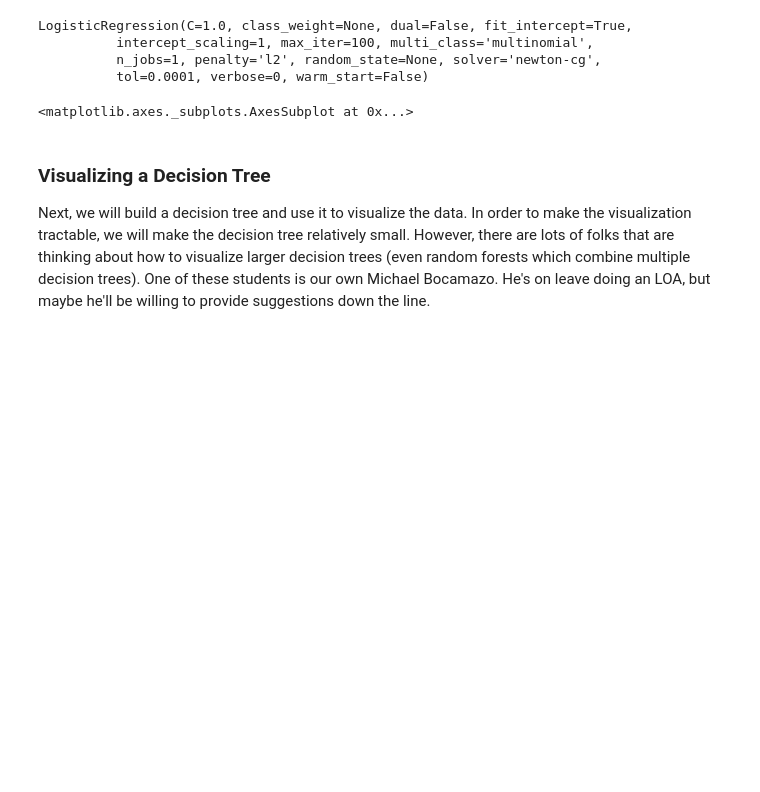
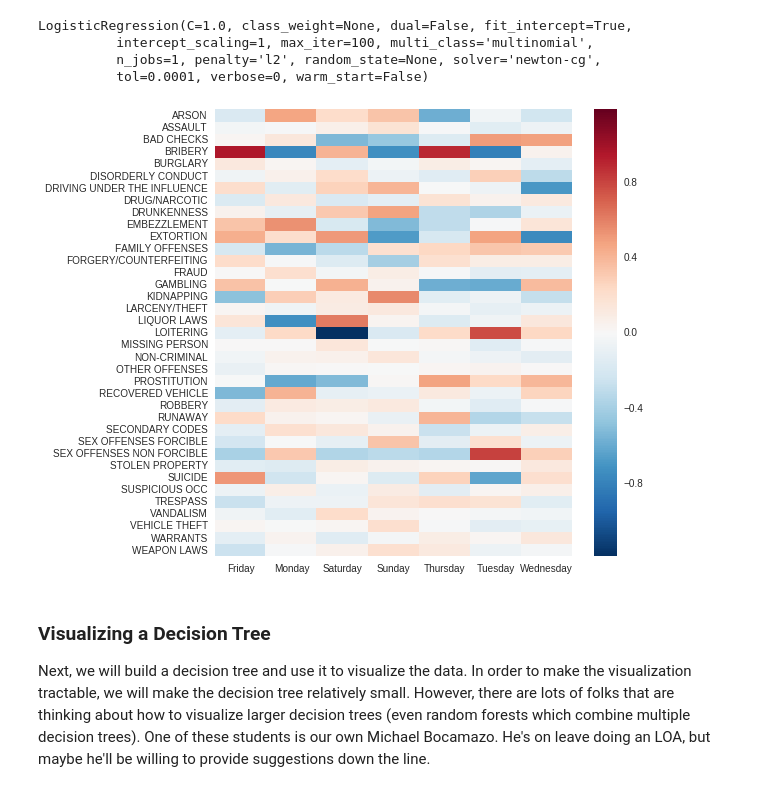
Before and after one commit to paulruvolo/DataScience16, a Jupyter notebook: inclass/day10/day10_with_output.ipynb, the cells around one changed output. Drawn from its saved outputs; the diff is of its cells as text; code cells hidden in the pictures; blank space fills up the shorter version.

```diff
--- a/inclass/day10/day10_with_output.ipynb
+++ b/inclass/day10/day10_with_output.ipynb
@@ -193,15 +193,17 @@ LogisticRegression(C=1.0, class_weight=None, dual=False, fit_intercept=True,
           n_jobs=1, penalty='l2', random_state=None, solver='newton-cg',
           tol=0.0001, verbose=0, warm_start=False)
 # %%
-import seaborn as sbs
+%matplotlib inline
+import seaborn as sns
 
-sbs.plt.figure(figsize=(8,8))
+sns.plt.figure(figsize=(8,8))
 model_crime.classes_
-sbs.heatmap(model_crime.coef_,
+sns.heatmap(model_crime.coef_,
             xticklabels=X_crime.columns,
             yticklabels=model_crime.classes_)
+sns.plt.show()
 # %% [output]
-<matplotlib.axes._subplots.AxesSubplot at 0x...>
+[figure, added]
 # %% [markdown]
 ### Visualizing a Decision Tree
 
```
Also changed, not shown: parts of 8 cells of this notebook, 1 other file.
